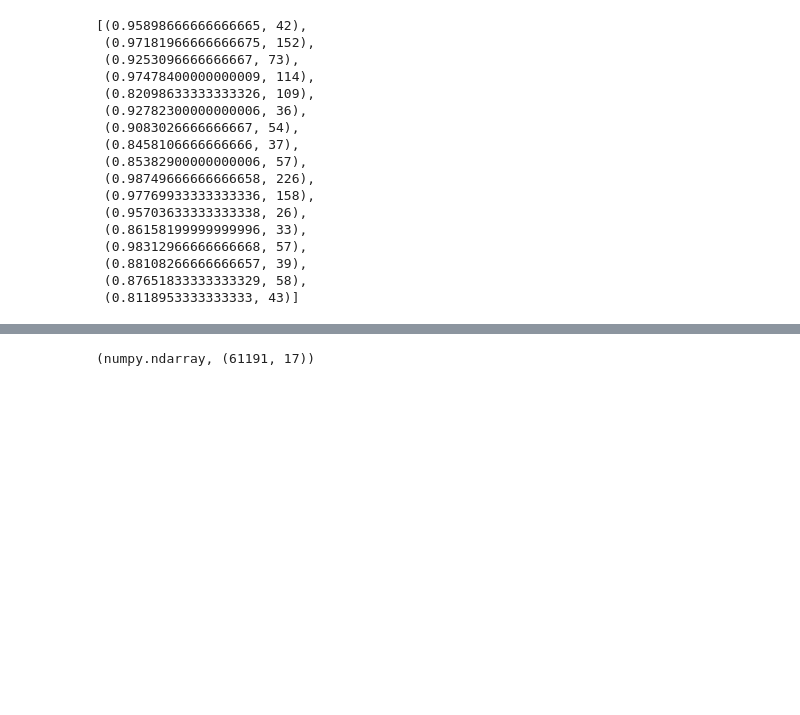
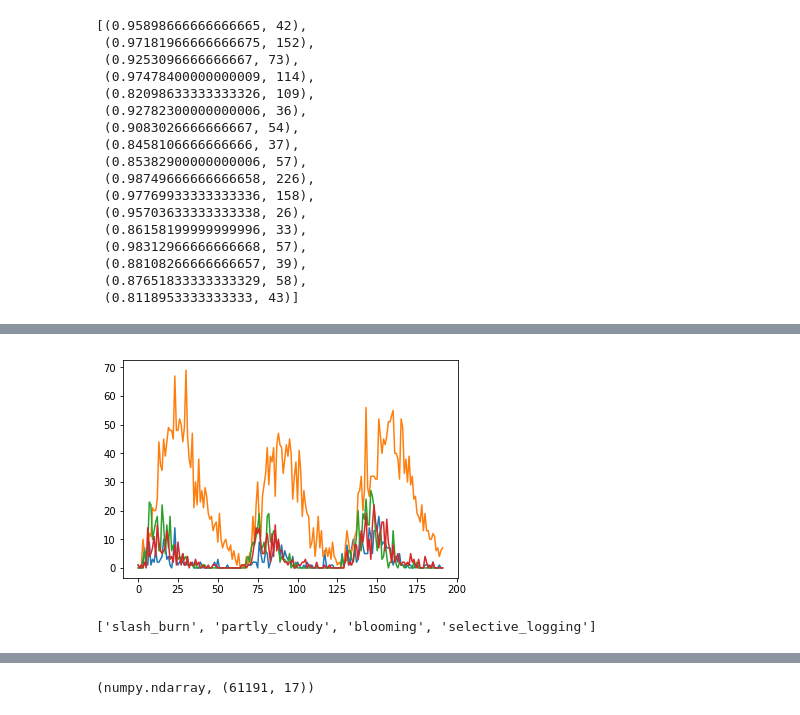
Before and after one commit to SorokinV/Kaggle-2017-04-Brazil-Amazon, a Jupyter notebook: Jupyter/a-basin-2D-V3-XGB.ipynb, the cells around one changed output, grey strips where cells are left out. Cells and saved outputs as stored; diff of their text form; code cells hidden in the pictures; blank space fills up the shorter version.

```diff
--- a/Jupyter/a-basin-2D-V3-XGB.ipynb
+++ b/Jupyter/a-basin-2D-V3-XGB.ipynb
@@ -314,0 +431,9 @@ Working: 0
+# %%
+xx = [8,10,14,15] # среднии 100-400
+plt.plot(bstga[:,xx]);
+#plt.legenda([labels[x] for x in xx])
+plt.show();
+[labels[x] for x in xx]
+# %% [output]
+[figure, added]
+['slash_burn', 'partly_cloudy', 'blooming', 'selective_logging']
```
Also changed, not shown: parts of 31 cells of this notebook, 1 other file.
